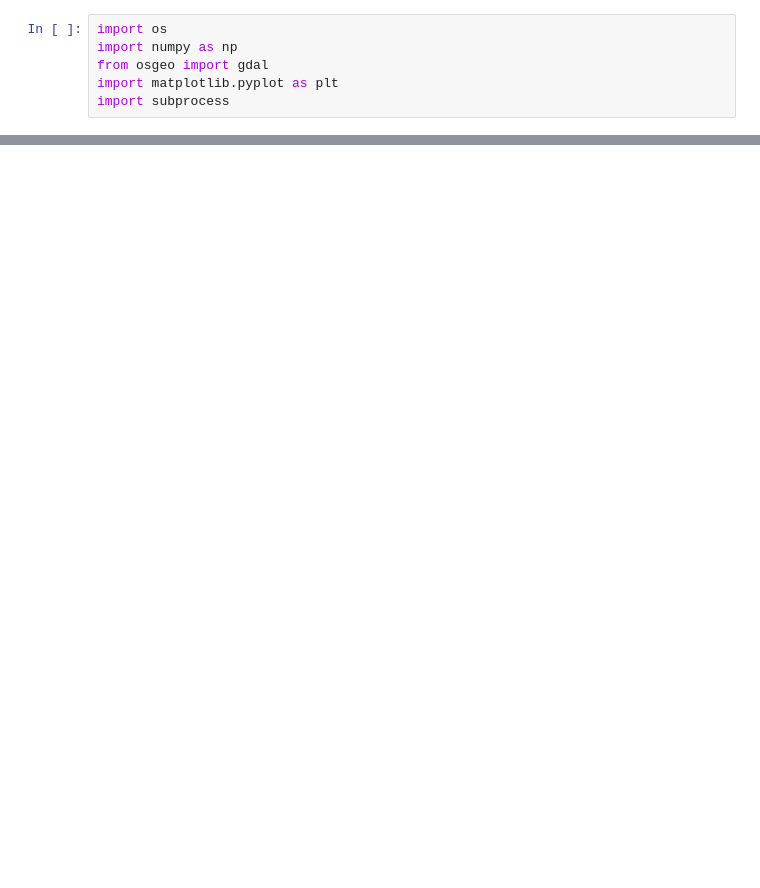
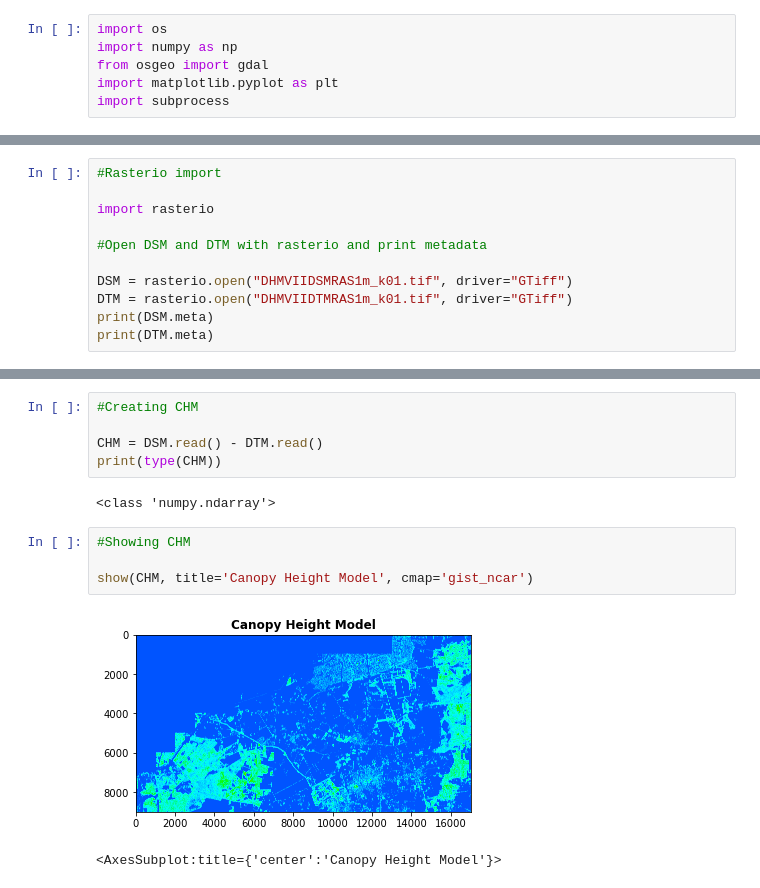
Before and after one commit to Joren-Vervoort/3D-House-Project, a Jupyter notebook: Testing.ipynb, the cells around one changed output, grey strips where cells are left out. Saved outputs shown, nothing was run; the diff lists cells and outputs as text; blank space fills up the shorter version.

```diff
--- a/Testing.ipynb
+++ b/Testing.ipynb
@@ -36,0 +7,11 @@ MemoryError: Unable to allocate 584. MiB for an array with shape (9000, 17000) a
+# %%
+#Rasterio import
+
+import rasterio
+
+#Open DSM and DTM with rasterio and print metadata
+
+DSM = rasterio.open("DHMVIIDSMRAS1m_k01.tif", driver="GTiff")
+DTM = rasterio.open("DHMVIIDTMRAS1m_k01.tif", driver="GTiff")
+print(DSM.meta)
+print(DTM.meta)
@@ -36,0 +67,14 @@ MemoryError: Unable to allocate 584. MiB for an array with shape (9000, 17000) a
+# %%
+#Creating CHM
+
+CHM = DSM.read() - DTM.read()
+print(type(CHM))
+# %% [output]
+<class 'numpy.ndarray'>
+# %%
+#Showing CHM
+
+show(CHM, title='Canopy Height Model', cmap='gist_ncar')
+# %% [output]
+[figure, added]
+<AxesSubplot:title={'center':'Canopy Height Model'}>
```
Also changed, not shown: parts of 22 cells of this notebook.
